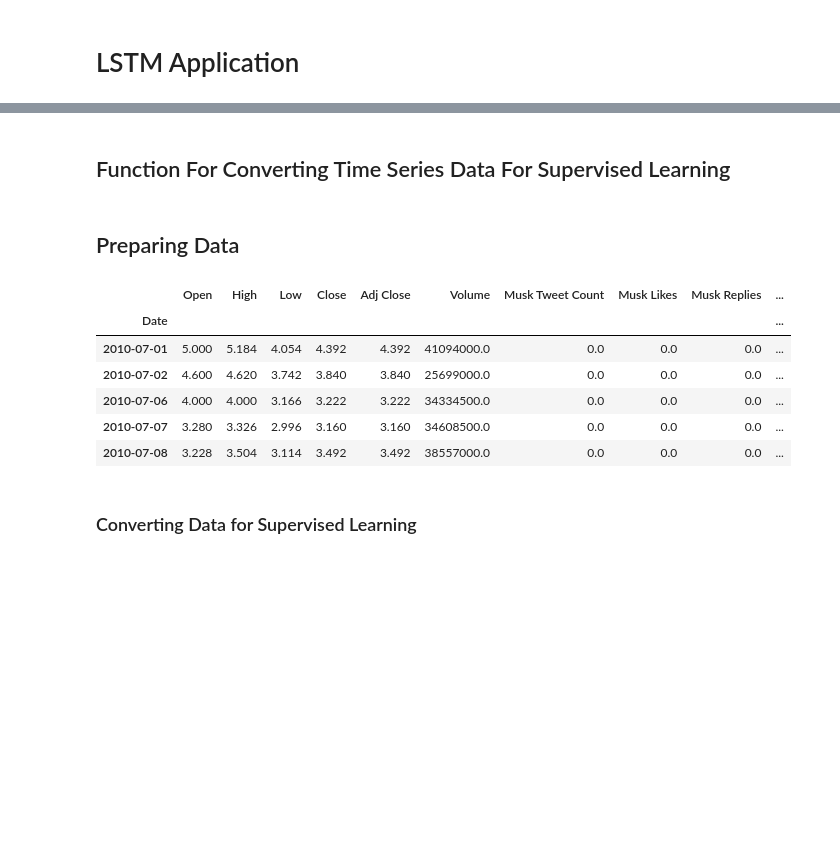
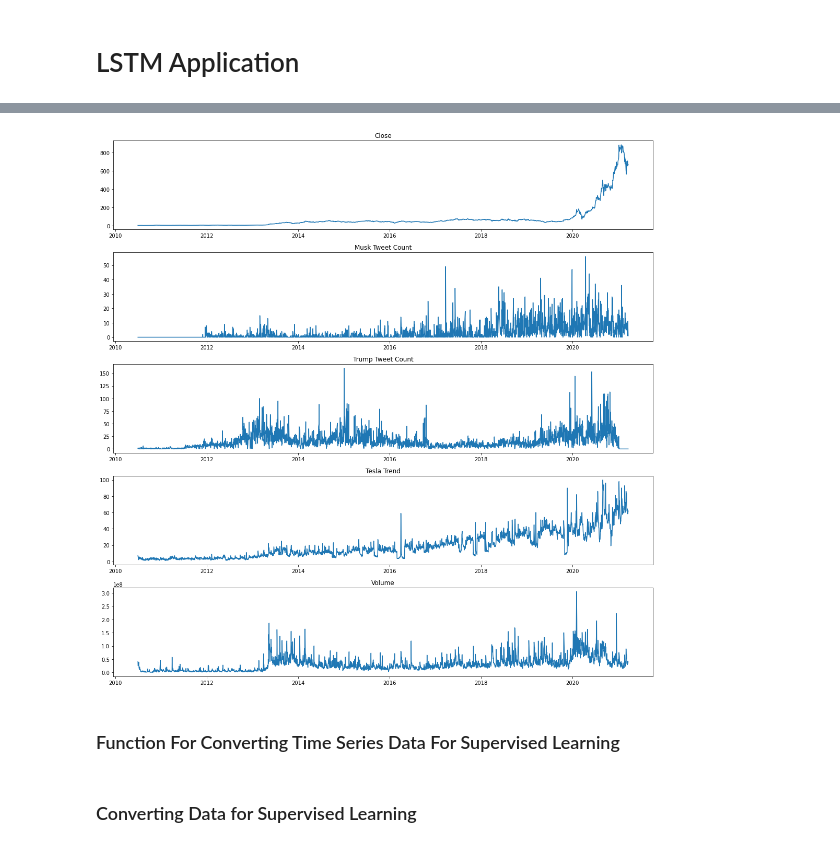
Before and after one commit to TLChilton/Senior_Capstone, a Jupyter notebook: LSTM365Days.ipynb, the cells around one changed output, grey strips where cells are left out. Saved outputs shown, nothing was run; the diff lists cells and outputs as text; code cells hidden in the pictures; blank space fills up the shorter version.

```diff
--- a/LSTM365Days.ipynb
+++ b/LSTM365Days.ipynb
@@ -16,5 +33,30 @@ from statistics import mean
+# %%
+dates = df.index.to_numpy()
+pyplot.figure(figsize=(15,15))
+
+pyplot.subplot(5,1,1)
+pyplot.plot(dates, df["Close"], label="Close")
+pyplot.title("Close")
+pyplot.subplot(5,1,2)
+pyplot.plot(dates, df["Musk Tweet Count"], label="Musk Tweet Count")
+pyplot.title("Musk Tweet Count")
+pyplot.subplot(5,1,3)
+pyplot.plot(dates, df["Trump Tweet Count"], label="Trump Tweet Count")
+pyplot.title("Trump Tweet Count")
+pyplot.subplot(5,1,4)
+pyplot.plot(dates, df["Tesla Trend"], label="Tesla Trend")
+pyplot.title("Tesla Trend")
+pyplot.subplot(5,1,5)
+pyplot.plot(dates, df["Volume"], label="Volume")
+pyplot.title("Volume")
+
+
+pyplot.tight_layout()
+pyplot.show()
+# %% [output]
+[figure, added]
 # %% [markdown]
-## Function For Converting Time Series Data For Supervised Learning
+### Function For Converting Time Series Data For Supervised Learning
 # %%
 # convert series to supervised learning
 # developed in this blog post https://machinelearningmastery.com/convert-time-series-supervised-learning-problem-python/
@@ -40,22 +82,6 @@ def series_to_supervised(data, n_in=1, n_out=1, dropnan=True):
     if dropnan:
         agg.dropna(inplace=True)
     return agg
-# %% [markdown]
-## Preparing Data
-# %%
-# Loading Preprocessed Data File
-df = pd.read_csv("Data/preprocessed.csv",parse_dates=['Date'],index_col=0)
-
-# Any rows with NaN values for Open, High, Low, etc will be removed later by the series_to_supervised function
-df.head()
-# %% [output]
-|  | Open | High | Low | Close | Adj Close | Volume | Musk Tweet Count | Musk Likes | Musk Replies | ... |
-| Date |  |  |  |  |  |  |  |  |  | ... |
-| 2010-07-01 | 5.000 | 5.184 | 4.054 | 4.392 | 4.392 | 41094000.0 | 0.0 | 0.0 | 0.0 | ... |
-| 2010-07-02 | 4.600 | 4.620 | 3.742 | 3.840 | 3.840 | 25699000.0 | 0.0 | 0.0 | 0.0 | ... |
-| 2010-07-06 | 4.000 | 4.000 | 3.166 | 3.222 | 3.222 | 34334500.0 | 0.0 | 0.0 | 0.0 | ... |
-| 2010-07-07 | 3.280 | 3.326 | 2.996 | 3.160 | 3.160 | 34608500.0 | 0.0 | 0.0 | 0.0 | ... |
-| 2010-07-08 | 3.228 | 3.504 | 3.114 | 3.492 | 3.492 | 38557000.0 | 0.0 | 0.0 | 0.0 | ... |
 # %% [markdown]
 ### Converting Data for Supervised Learning
 # %%
```
Also changed, not shown: parts of 12 cells of this notebook.
